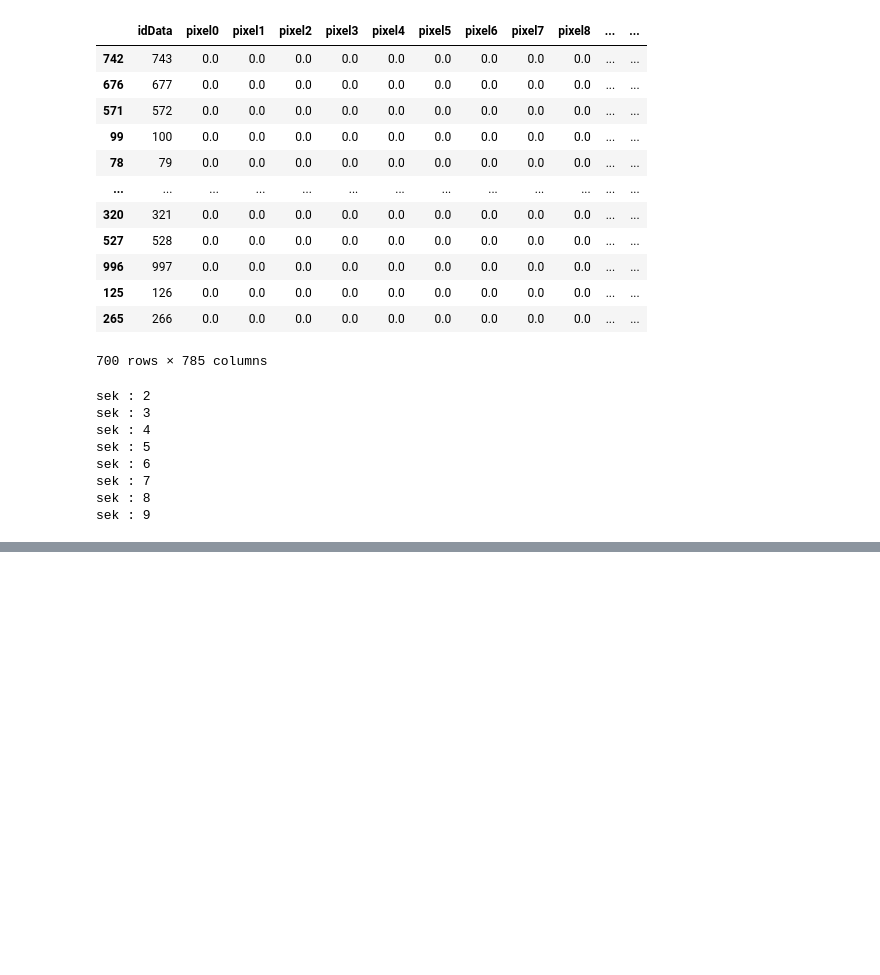
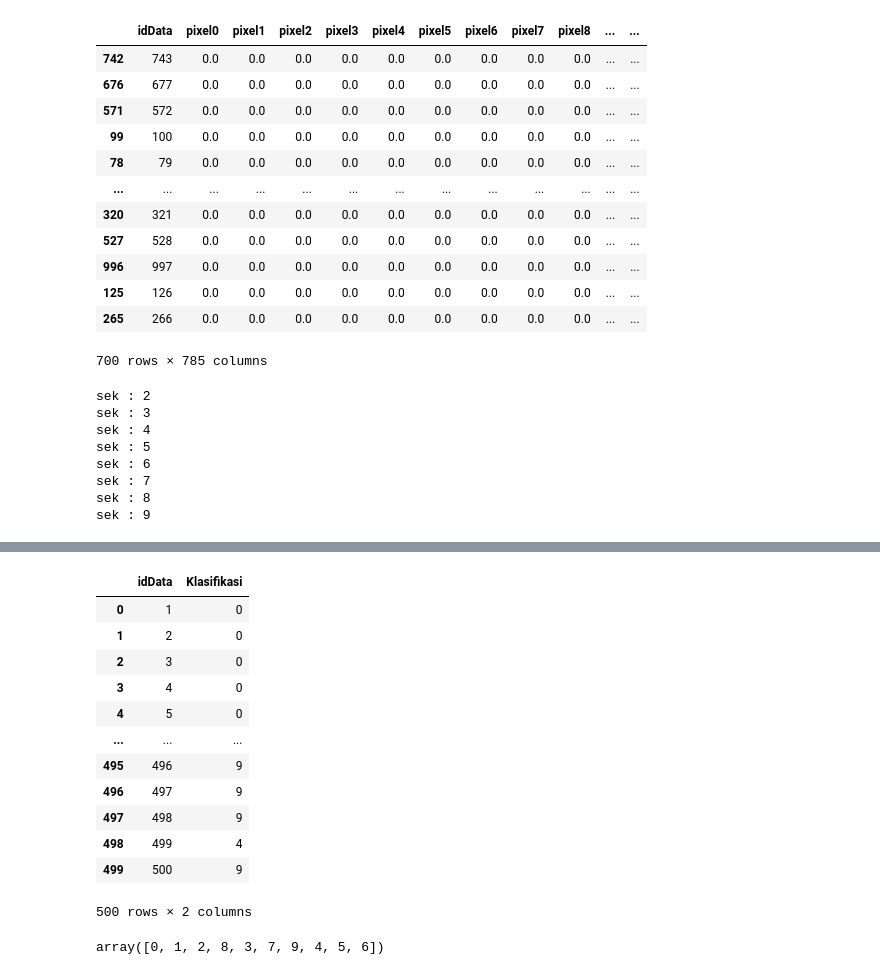
Before and after one commit to Xwyzworms/Tubes-SistemCerdas, a Jupyter notebook: KNN/Tuman.ipynb, the cells around one changed output, grey strips where cells are left out. Cells and saved outputs as stored; diff of their text form; code cells hidden in the pictures; blank space fills up the shorter version.

```diff
--- a/KNN/Tuman.ipynb
+++ b/KNN/Tuman.ipynb
@@ -200,0 +257,27 @@ print(getAcc(y_test,ypred))
+# %%
+dfTest = pd.read_excel("DataSetTB3_SHARE.xlsx",sheet_name='Submit',engine = "openpyxl")
+dfTest.iloc[:,1:] /= 255
+# %%
+ypred = knnMinkwoski.predict(np.array(dfTest.iloc[:,1:],dtype=np.float32))
+dfOutputTest= pd.DataFrame(columns=["idData","Klasifikasi"])
+dfOutputTest["idData"] = dfTest["idData"]
+dfOutputTest["Klasifikasi"] = ypred[:,2]
+dfOutputTest
+# %% [output]
+|  | idData | Klasifikasi |
+| 0 | 1 | 0 |
+| 1 | 2 | 0 |
+| 2 | 3 | 0 |
+| 3 | 4 | 0 |
+| 4 | 5 | 0 |
+| ... | ... | ... |
+| 495 | 496 | 9 |
+| 496 | 497 | 9 |
+| 497 | 498 | 9 |
+| 498 | 499 | 4 |
+| 499 | 500 | 9 |
+500 rows × 2 columns
+# %%
+dfOutputTest["Klasifikasi"].unique()
+# %% [output]
+array([0, 1, 2, 8, 3, 7, 9, 4, 5, 6])
```
Also changed, not shown: parts of 9 cells of this notebook.
